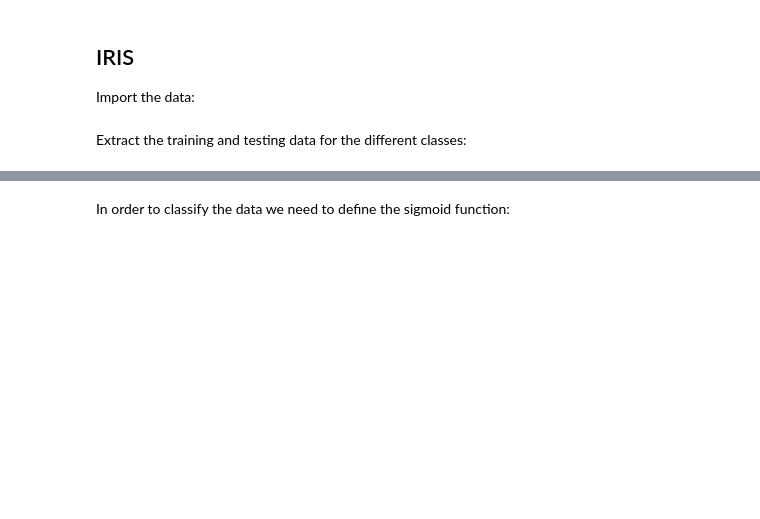
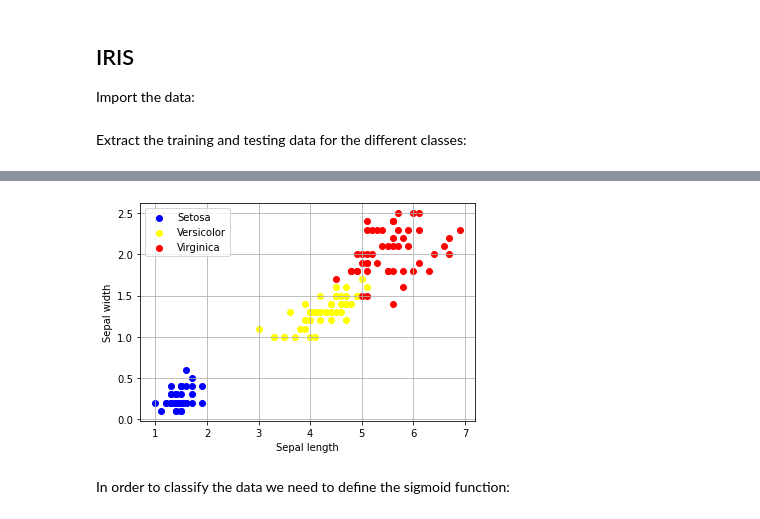
Before and after one commit to emilhaugstvedt/TTK4275, a Jupyter notebook: IRIS/iris-notebook.ipynb, the cells around one changed output, grey strips where cells are left out. Saved outputs shown, nothing was run; the diff lists cells and outputs as text; code cells hidden in the pictures; blank space fills up the shorter version.

```diff
--- a/IRIS/iris-notebook.ipynb
+++ b/IRIS/iris-notebook.ipynb
@@ -18,3 +29,13 @@ Extract the training and testing data for the different classes:
+# %%
+plt.scatter(class1[:,2],class1[:,3], color='blue')
+plt.scatter(class2[:,2],class2[:,3], color='yellow')
+plt.scatter(class3[:,2],class3[:,3], color='red')
+plt.xlabel("Sepal length")
+plt.ylabel("Sepal width")
+plt.legend(["Setosa","Versicolor","Virginica"])
+plt.grid()
+# %% [output]
+[figure, added]
 # %%
 
 
```
Also changed, not shown: parts of 1 cell of this notebook, 3 other files.
